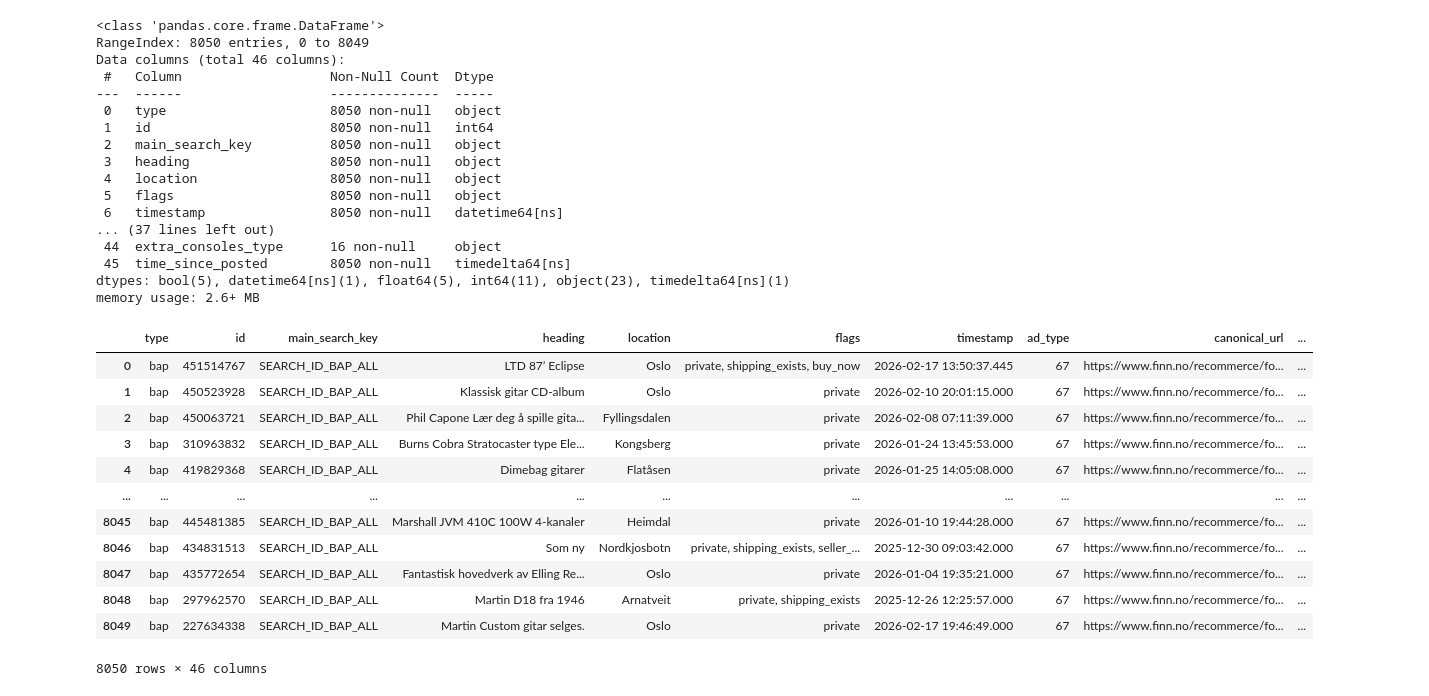
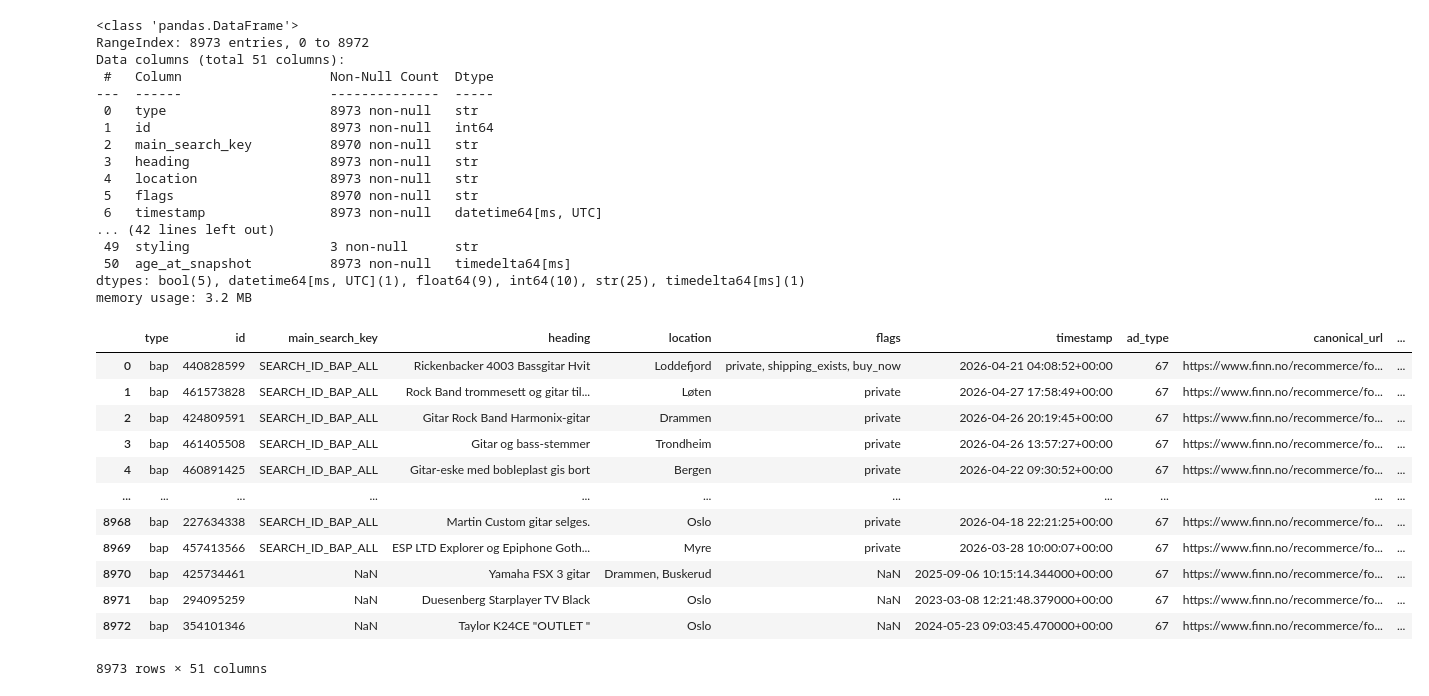
Before and after one commit to williamvsoma/finn-deals, a Jupyter notebook: notebooks/ml-model-v2.ipynb, the cells around one changed output. Cells and saved outputs as stored; diff of their text form; code cells hidden in the pictures.

```diff
--- a/notebooks/ml-model-v2.ipynb
+++ b/notebooks/ml-model-v2.ipynb
@@ -9,38 +14,40 @@ import pandas as pd
 # %%
-df = pd.read_csv("data/raw/gitar_listings_260219.csv")
-df["timestamp"] = pd.to_datetime(df["timestamp"], unit="ms")
-df["time_since_posted"] = (pd.Timestamp.now() - df["timestamp"])
+df = pd.read_csv("data/raw/gitar.csv")
+df["timestamp"] = pd.to_datetime(df["timestamp"], unit="ms", utc=True)
+snapshot_time = df["timestamp"].max()
+df["age_at_snapshot"] = snapshot_time - df["timestamp"]
+
 df.info()
-with pd.option_context('display.max_columns', None):
+with pd.option_context("display.max_columns", None):
     display(df)
 # %% [output]
-<class 'pandas.core.frame.DataFrame'>
-RangeIndex: 8050 entries, 0 to 8049
-Data columns (total 46 columns):
+<class 'pandas.DataFrame'>
+RangeIndex: 8973 entries, 0 to 8972
+Data columns (total 51 columns):
  #   Column                   Non-Null Count  Dtype
 ---  ------                   --------------  -----
- 0   type                     8050 non-null   object
- 1   id                       8050 non-null   int64
- 2   main_search_key          8050 non-null   object
- 3   heading                  8050 non-null   object
- 4   location                 8050 non-null   object
- 5   flags                    8050 non-null   object
- 6   timestamp                8050 non-null   datetime64[ns]
-... (37 lines left out)
- 44  extra_consoles_type      16 non-null     object
- 45  time_since_posted        8050 non-null   timedelta64[ns]
-dtypes: bool(5), datetime64[ns](1), float64(5), int64(11), object(23), timedelta64[ns](1)
-memory usage: 2.6+ MB
+ 0   type                     8973 non-null   str
+ 1   id                       8973 non-null   int64
+ 2   main_search_key          8970 non-null   str
+ 3   heading                  8973 non-null   str
+ 4   location                 8973 non-null   str
+ 5   flags                    8970 non-null   str
+ 6   timestamp                8973 non-null   datetime64[ms, UTC]
+... (42 lines left out)
+ 49  styling                  3 non-null      str
+ 50  age_at_snapshot          8973 non-null   timedelta64[ms]
+dtypes: bool(5), datetime64[ms, UTC](1), float64(9), int64(10), str(25), timedelta64[ms](1)
+memory usage: 3.2 MB
 |  | type | id | main_search_key | heading | location | flags | timestamp | ad_type | canonical_url | ... |
-| 0 | bap | 451514767 | SEARCH_ID_BAP_ALL | LTD 87’ Eclipse | Oslo | private, shipping_exists, buy_now | 2026-02-17 13:50:37.445 | 67 | https://www.finn.no/recommerce/fo... | ... |
-| 1 | bap | 450523928 | SEARCH_ID_BAP_ALL | Klassisk gitar CD-album | Oslo | private | 2026-02-10 20:01:15.000 | 67 | https://www.finn.no/recommerce/fo... | ... |
-| 2 | bap | 450063721 | SEARCH_ID_BAP_ALL | Phil Capone Lær deg å spille gita... | Fyllingsdalen | private | 2026-02-08 07:11:39.000 | 67 | https://www.finn.no/recommerce/fo... | ... |
-| 3 | bap | 310963832 | SEARCH_ID_BAP_ALL | Burns Cobra Stratocaster type Ele... | Kongsberg | private | 2026-01-24 13:45:53.000 | 67 | https://www.finn.no/recommerce/fo... | ... |
-| 4 | bap | 419829368 | SEARCH_ID_BAP_ALL | Dimebag gitarer | Flatåsen | private | 2026-01-25 14:05:08.000 | 67 | https://www.finn.no/recommerce/fo... | ... |
+| 0 | bap | 440828599 | SEARCH_ID_BAP_ALL | Rickenbacker 4003 Bassgitar Hvit | Loddefjord | private, shipping_exists, buy_now | 2026-04-21 04:08:52+00:00 | 67 | https://www.finn.no/recommerce/fo... | ... |
+| 1 | bap | 461573828 | SEARCH_ID_BAP_ALL | Rock Band trommesett og gitar til... | Løten | private | 2026-04-27 17:58:49+00:00 | 67 | https://www.finn.no/recommerce/fo... | ... |
+| 2 | bap | 424809591 | SEARCH_ID_BAP_ALL | Gitar Rock Band Harmonix-gitar | Drammen | private | 2026-04-26 20:19:45+00:00 | 67 | https://www.finn.no/recommerce/fo... | ... |
+| 3 | bap | 461405508 | SEARCH_ID_BAP_ALL | Gitar og bass-stemmer | Trondheim | private | 2026-04-26 13:57:27+00:00 | 67 | https://www.finn.no/recommerce/fo... | ... |
+| 4 | bap | 460891425 | SEARCH_ID_BAP_ALL | Gitar-eske med bobleplast gis bort | Bergen | private | 2026-04-22 09:30:52+00:00 | 67 | https://www.finn.no/recommerce/fo... | ... |
 | ... | ... | ... | ... | ... | ... | ... | ... | ... | ... | ... |
-| 8045 | bap | 445481385 | SEARCH_ID_BAP_ALL | Marshall JVM 410C 100W 4-kanaler | Heimdal | private | 2026-01-10 19:44:28.000 | 67 | https://www.finn.no/recommerce/fo... | ... |
-| 8046 | bap | 434831513 | SEARCH_ID_BAP_ALL | Som ny | Nordkjosbotn | private, shipping_exists, seller_... | 2025-12-30 09:03:42.000 | 67 | https://www.finn.no/recommerce/fo... | ... |
-| 8047 | bap | 435772654 | SEARCH_ID_BAP_ALL | Fantastisk hovedverk av Elling Re... | Oslo | private | 2026-01-04 19:35:21.000 | 67 | https://www.finn.no/recommerce/fo... | ... |
-| 8048 | bap | 297962570 | SEARCH_ID_BAP_ALL | Martin D18 fra 1946 | Arnatveit | private, shipping_exists | 2025-12-26 12:25:57.000 | 67 | https://www.finn.no/recommerce/fo... | ... |
-| 8049 | bap | 227634338 | SEARCH_ID_BAP_ALL | Martin Custom gitar selges. | Oslo | private | 2026-02-17 19:46:49.000 | 67 | https://www.finn.no/recommerce/fo... | ... |
+| 8968 | bap | 227634338 | SEARCH_ID_BAP_ALL | Martin Custom gitar selges. | Oslo | private | 2026-04-18 22:21:25+00:00 | 67 | https://www.finn.no/recommerce/fo... | ... |
+| 8969 | bap | 457413566 | SEARCH_ID_BAP_ALL | ESP LTD Explorer og Epiphone Goth... | Myre | private | 2026-03-28 10:00:07+00:00 | 67 | https://www.finn.no/recommerce/fo... | ... |
+| 8970 | bap | 425734461 | NaN | Yamaha FSX 3 gitar | Drammen, Buskerud | NaN | 2025-09-06 10:15:14.344000+00:00 | 67 | https://www.finn.no/recommerce/fo... | ... |
+| 8971 | bap | 294095259 | NaN | Duesenberg Starplayer TV Black | Oslo | NaN | 2023-03-08 12:21:48.379000+00:00 | 67 | https://www.finn.no/recommerce/fo... | ... |
+| 8972 | bap | 354101346 | NaN | Taylor K24CE "OUTLET " | Oslo | NaN | 2024-05-23 09:03:45.470000+00:00 | 67 | https://www.finn.no/recommerce/fo... | ... |
-8050 rows × 46 columns
+8973 rows × 51 columns
```
Also changed, not shown: parts of 20 cells of this notebook, 8 other files.
